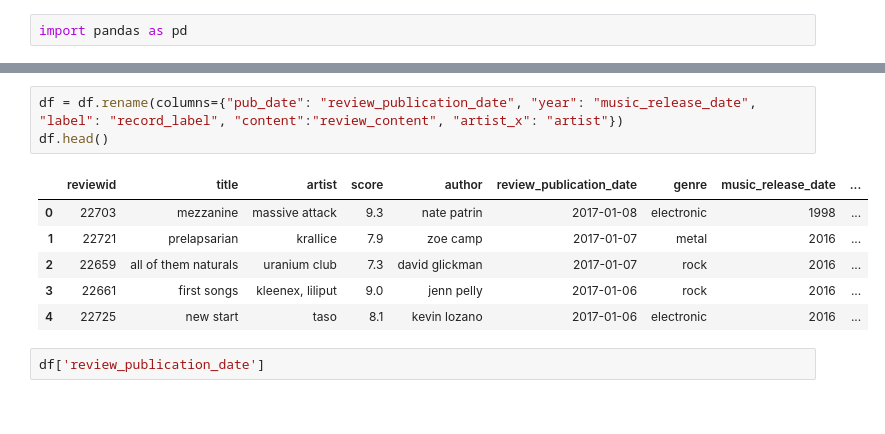
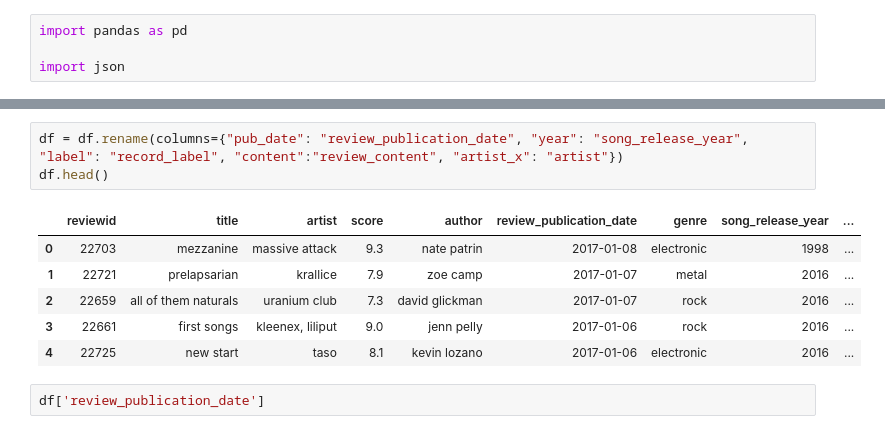
Before and after one commit to FabioMiguel2000/Pitchfork-Reviews-IR-System, a Jupyter notebook: src/data_cleaning.ipynb, the cells around one changed output, grey strips where cells are left out. Cells and saved outputs as stored; diff of their text form.

```diff
--- a/src/data_cleaning.ipynb
+++ b/src/data_cleaning.ipynb
@@ -1,5 +1,7 @@
 # %%
 import pandas as pd
+
+import json
 # %%
 df = pd.read_json('../assets/reviews.json', orient='records')
 
@@ -23,10 +25,10 @@ df.head()
 | 3 | 22661 | first songs | kleenex, liliput | 9.0 | jenn pelly | 2017-01-06 | rock | 2016 | kill rock stars|mississippi | Kleenex began with a crash. It tr... |
 | 4 | 22725 | new start | taso | 8.1 | kevin lozano | 2017-01-06 | electronic | 2016 | teklife | It is impossible to consider a gi... |
 # %%
-df = df.rename(columns={"pub_date": "review_publication_date", "year": "music_release_date", "label": "record_label", "content":"review_content", "artist_x": "artist"})
+df = df.rename(columns={"pub_date": "review_publication_date", "year": "song_release_year", "label": "record_label", "content":"review_content", "artist_x": "artist"})
 df.head()
 # %% [output]
-|  | reviewid | title | artist | score | author | review_publication_date | genre | music_release_date | ... |
+|  | reviewid | title | artist | score | author | review_publication_date | genre | song_release_year | ... |
 | 0 | 22703 | mezzanine | massive attack | 9.3 | nate patrin | 2017-01-08 | electronic | 1998 | ... |
 | 1 | 22721 | prelapsarian | krallice | 7.9 | zoe camp | 2017-01-07 | metal | 2016 | ... |
 | 2 | 22659 | all of them naturals | uranium club | 7.3 | david glickman | 2017-01-07 | rock | 2016 | ... |
```
Also changed, not shown: parts of 8 cells of this notebook, 3 other files.
